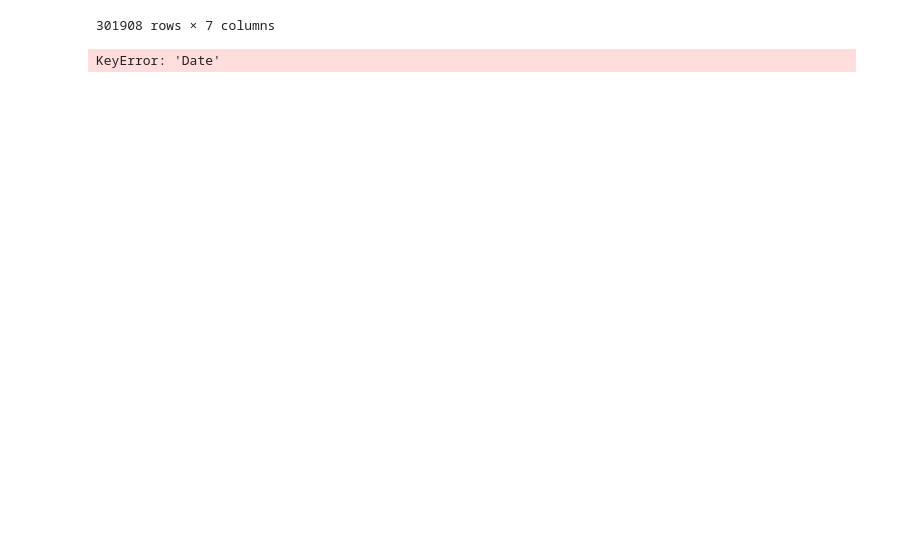
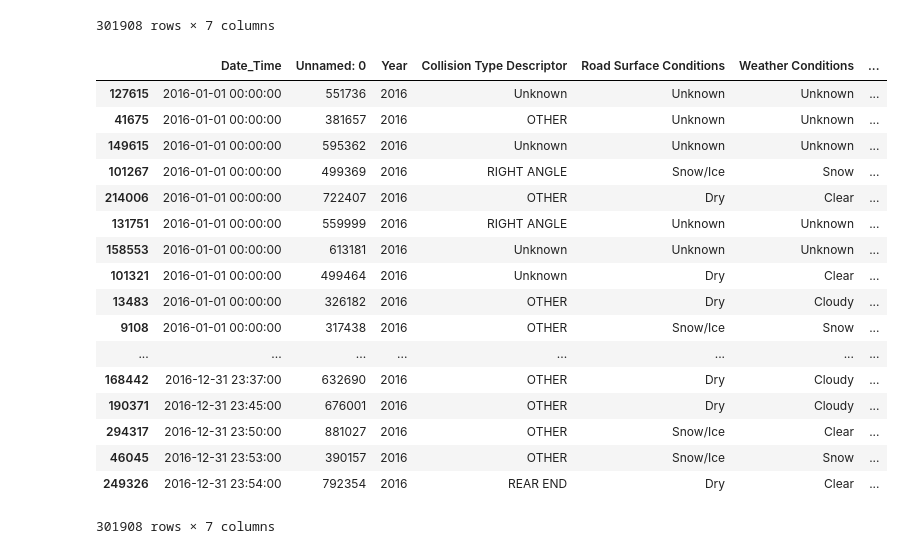
Before and after one commit to AmitChoudhary1392/Project-1_Team6, a Jupyter notebook: collision_date.ipynb, the cells around one changed output. Cells and saved outputs as stored; diff of their text form; code cells hidden in the pictures; blank space fills up the shorter version.

```diff
--- a/collision_date.ipynb
+++ b/collision_date.ipynb
@@ -23,10 +23,25 @@ data_bin
 | 301906 | 2016-12-06 21:50:00 | 895913 | 2016 | RIGHT ANGLE | Snow/Ice | Snow | ... |
 | 301907 | 2016-01-07 12:35:00 | 895915 | 2016 | OTHER | Dry | Cloudy | ... |
 301908 rows × 7 columns
-# %%
-data_bin["Datetime"] = data_bin["Date"] +" "+ data_bin["Time"]
-
-data_bin
-# %% [output]
-KeyError: 'Date'
+# %%
+data_bin.sort_values(by='Date_Time',ascending=True)
+# %% [output]
+|  | Date_Time | Unnamed: 0 | Year | Collision Type Descriptor | Road Surface Conditions | Weather Conditions | ... |
+| 127615 | 2016-01-01 00:00:00 | 551736 | 2016 | Unknown | Unknown | Unknown | ... |
+| 41675 | 2016-01-01 00:00:00 | 381657 | 2016 | OTHER | Unknown | Unknown | ... |
+| 149615 | 2016-01-01 00:00:00 | 595362 | 2016 | Unknown | Unknown | Unknown | ... |
+| 101267 | 2016-01-01 00:00:00 | 499369 | 2016 | RIGHT ANGLE | Snow/Ice | Snow | ... |
+| 214006 | 2016-01-01 00:00:00 | 722407 | 2016 | OTHER | Dry | Clear | ... |
+| 131751 | 2016-01-01 00:00:00 | 559999 | 2016 | RIGHT ANGLE | Unknown | Unknown | ... |
+| 158553 | 2016-01-01 00:00:00 | 613181 | 2016 | Unknown | Unknown | Unknown | ... |
+| 101321 | 2016-01-01 00:00:00 | 499464 | 2016 | Unknown | Dry | Clear | ... |
+| 13483 | 2016-01-01 00:00:00 | 326182 | 2016 | OTHER | Dry | Cloudy | ... |
+| 9108 | 2016-01-01 00:00:00 | 317438 | 2016 | OTHER | Snow/Ice | Snow | ... |
+| ... | ... | ... | ... | ... | ... | ... | ... |
+| 168442 | 2016-12-31 23:37:00 | 632690 | 2016 | OTHER | Dry | Cloudy | ... |
+| 190371 | 2016-12-31 23:45:00 | 676001 | 2016 | OTHER | Dry | Cloudy | ... |
+| 294317 | 2016-12-31 23:50:00 | 881027 | 2016 | OTHER | Snow/Ice | Clear | ... |
+| 46045 | 2016-12-31 23:53:00 | 390157 | 2016 | OTHER | Snow/Ice | Snow | ... |
+| 249326 | 2016-12-31 23:54:00 | 792354 | 2016 | REAR END | Dry | Clear | ... |
+301908 rows × 7 columns
 # %%
```
Also changed, not shown: parts of 3 cells of this notebook, 1 other file.
